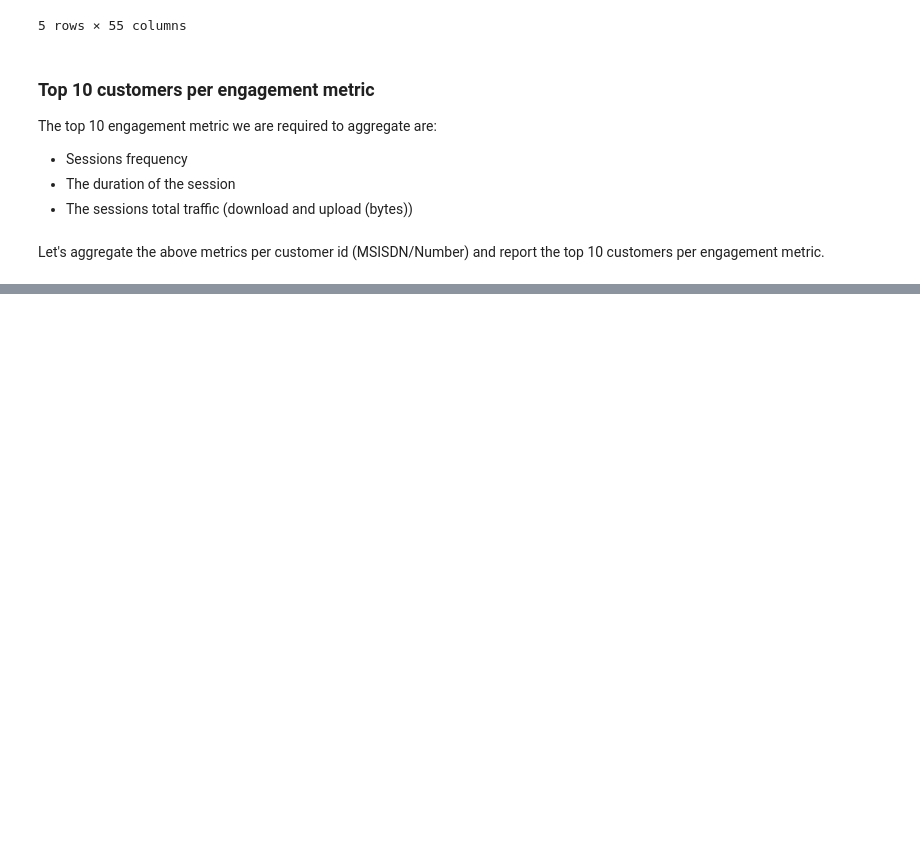
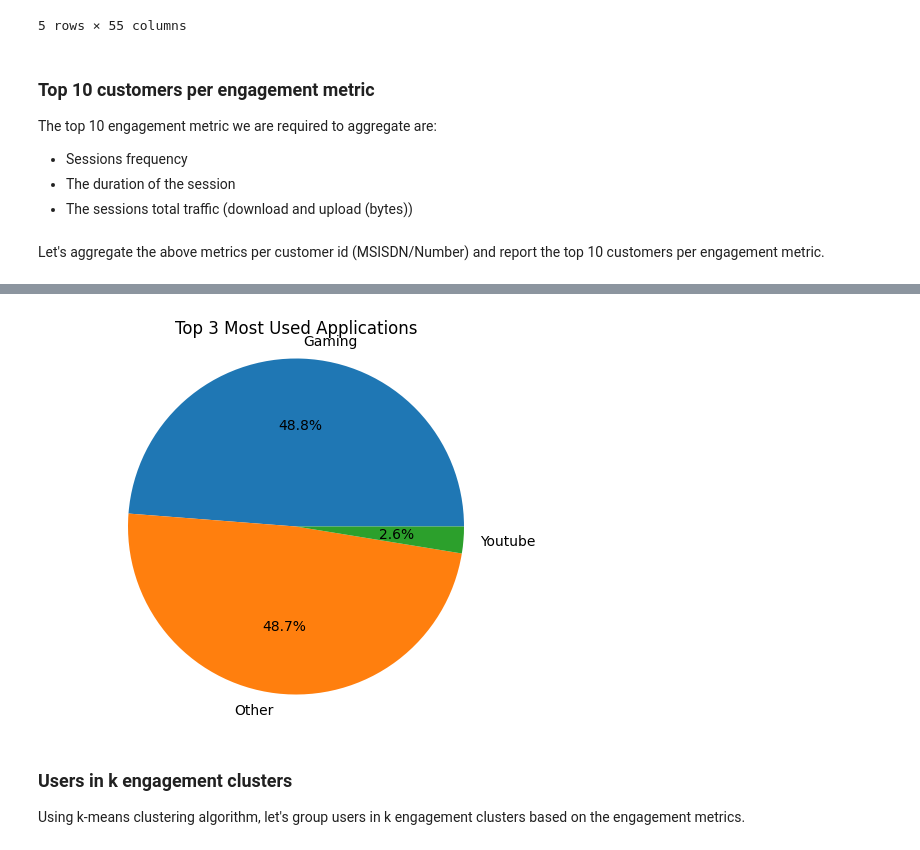
Before and after one commit to natybkl/Telecom-Data-Analysis, a Jupyter notebook: Notebooks/user_engagement_analysis.ipynb, the cells around one changed output, grey strips where cells are left out. Drawn from its saved outputs; the diff is of its cells as text; code cells hidden in the pictures; blank space fills up the shorter version.

Commit message:
completed user engagement analysis

```diff
--- a/Notebooks/user_engagement_analysis.ipynb
+++ b/Notebooks/user_engagement_analysis.ipynb
@@ -106,0 +288,12 @@ MSISDN/Number
+# %%
+# Plot a pie chart for the top 3 most used applications
+plt.pie(top_3_apps['Total Data Volume'], labels=top_3_apps.index, autopct='%1.1f%%')
+plt.title('Top 3 Most Used Applications')
+plt.axis('equal')
+plt.show()
+# %% [output]
+[figure, added]
+# %% [markdown]
+### Users in k engagement clusters
+
+Using k-means clustering algorithm, let's group users in k engagement clusters based on the engagement metrics.
```
Also changed, not shown: parts of 15 cells of this notebook.
